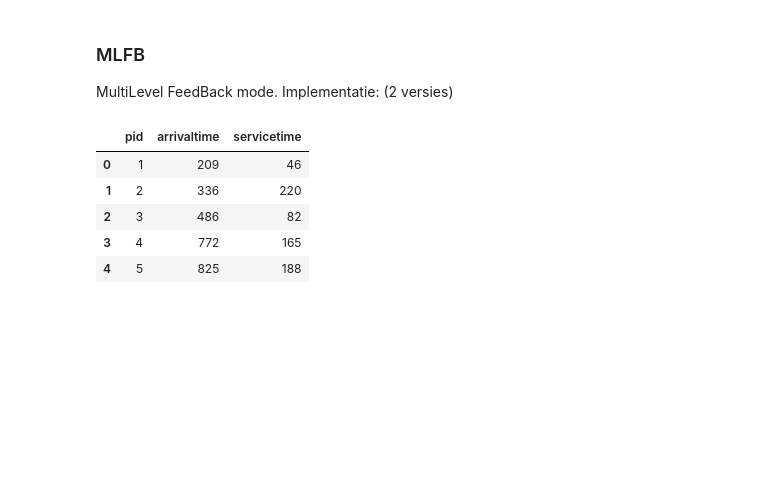
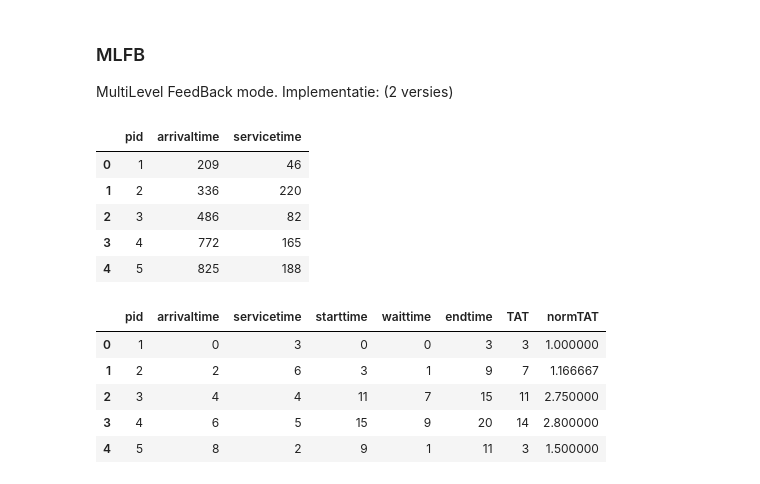
Before and after one commit to GPeeters/Besturingssystemen-2, a Jupyter notebook: process_scheduler.ipynb, the cells around one changed output. Saved outputs shown, nothing was run; the diff lists cells and outputs as text; code cells hidden in the pictures; blank space fills up the shorter version.

```diff
--- a/process_scheduler.ipynb
+++ b/process_scheduler.ipynb
@@ -525,5 +525,14 @@ df_temp.head()
 | 2 | 3 | 486 | 82 |
 | 3 | 4 | 772 | 165 |
 | 4 | 5 | 825 | 188 |
+# %%
+SJF(df_test)
+# %% [output]
+|  | pid | arrivaltime | servicetime | starttime | waittime | endtime | TAT | normTAT |
+| 0 | 1 | 0 | 3 | 0 | 0 | 3 | 3 | 1.000000 |
+| 1 | 2 | 2 | 6 | 3 | 1 | 9 | 7 | 1.166667 |
+| 2 | 3 | 4 | 4 | 11 | 7 | 15 | 11 | 2.750000 |
+| 3 | 4 | 6 | 5 | 15 | 9 | 20 | 14 | 2.800000 |
+| 4 | 5 | 8 | 2 | 9 | 1 | 11 | 3 | 1.500000 |
 # %%
 df_temp.head()
```
Also changed, not shown: parts of 2 cells of this notebook.
